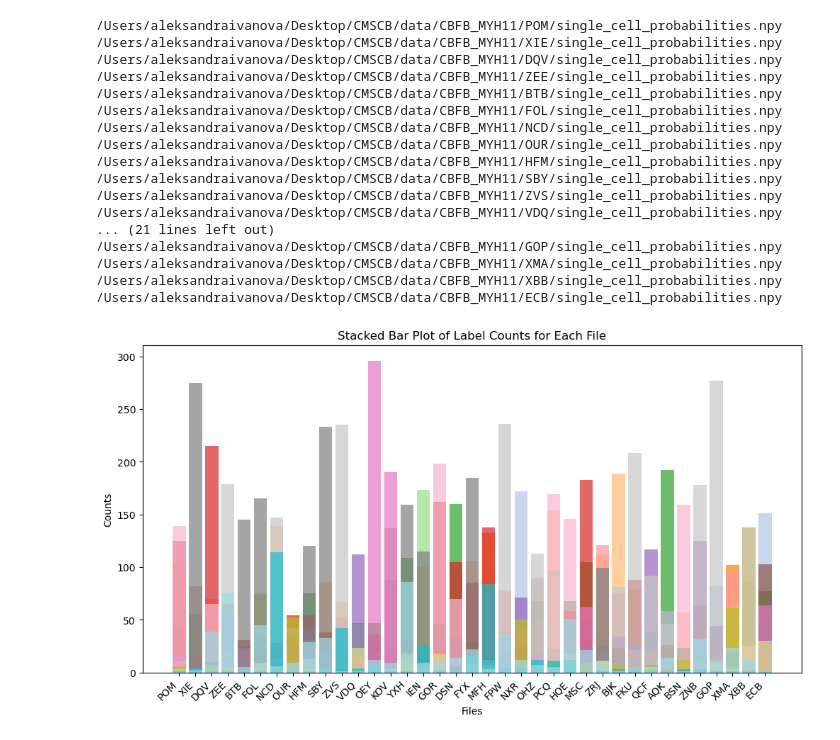
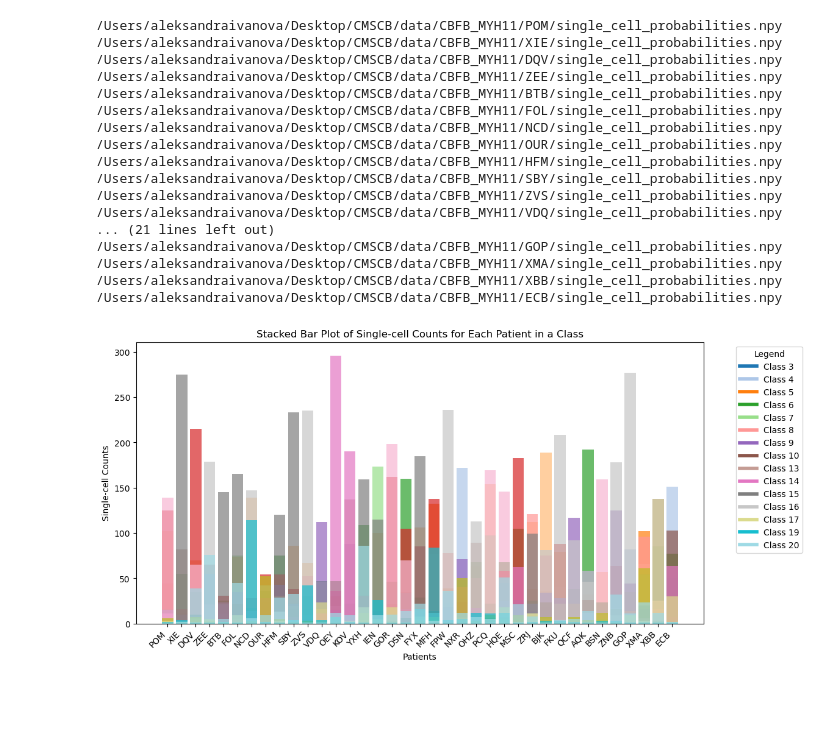
Before and after one commit to aleksandraiva/CMSCB-SCEMILA, a Jupyter notebook: SCEMILA/plot.ipynb, the cells around one changed output. Drawn from its saved outputs; the diff is of its cells as text; code cells hidden in the pictures; blank space fills up the shorter version.

Commit message:
plot sc stacked

```diff
--- a/SCEMILA/plot.ipynb
+++ b/SCEMILA/plot.ipynb
@@ -44,34 +44,37 @@ cmap = get_cmap('tab20')
 fig, ax = plt.subplots(figsize=(12, 6))
 for i, (counts_vector, unique_labels, colors) in enumerate(stacked_counts_vectors):
     ax.bar(patient_folder_names[i], counts_vector[unique_labels], label=f"File {i + 1}", alpha=0.7, color=colors)
 
+# Create a legend showing which color corresponds to which class label
+legend_elements = [Line2D([0], [0], color=color, lw=4, label=f'Class {label}') for label, color in zip(unique_labels, colors)]
+ax.legend(handles=legend_elements, title="Legend", bbox_to_anchor=(1.05, 1), loc='upper left')
 
 # Add labels and legend
-ax.set_xlabel("Files")
-ax.set_ylabel("Counts")
-ax.set_title("Stacked Bar Plot of Label Counts for Each File")
+ax.set_xlabel("Patients")
+ax.set_ylabel("Single-cell Counts")
+ax.set_title("Stacked Bar Plot of Single-cell Counts for Each Patient in a Class")
 
 # Rotate x-axis labels for better visibility
 plt.xticks(rotation=45, ha='right')
 
 # Show the plot
 plt.show()
 # %% [output]
 /Users/aleksandraivanova/Desktop/CMSCB/data/CBFB_MYH11/POM/single_cell_probabilities.npy
 /Users/aleksandraivanova/Desktop/CMSCB/data/CBFB_MYH11/XIE/single_cell_probabilities.npy
 /Users/aleksandraivanova/Desktop/CMSCB/data/CBFB_MYH11/DQV/single_cell_probabilities.npy
 /Users/aleksandraivanova/Desktop/CMSCB/data/CBFB_MYH11/ZEE/single_cell_probabilities.npy
 /Users/aleksandraivanova/Desktop/CMSCB/data/CBFB_MYH11/BTB/single_cell_probabilities.npy
 /Users/aleksandraivanova/Desktop/CMSCB/data/CBFB_MYH11/FOL/single_cell_probabilities.npy
 /Users/aleksandraivanova/Desktop/CMSCB/data/CBFB_MYH11/NCD/single_cell_probabilities.npy
 /Users/aleksandraivanova/Desktop/CMSCB/data/CBFB_MYH11/OUR/single_cell_probabilities.npy
 /Users/aleksandraivanova/Desktop/CMSCB/data/CBFB_MYH11/HFM/single_cell_probabilities.npy
 /Users/aleksandraivanova/Desktop/CMSCB/data/CBFB_MYH11/SBY/single_cell_probabilities.npy
 /Users/aleksandraivanova/Desktop/CMSCB/data/CBFB_MYH11/ZVS/single_cell_probabilities.npy
 /Users/aleksandraivanova/Desktop/CMSCB/data/CBFB_MYH11/VDQ/single_cell_probabilities.npy
 ... (21 lines left out)
 /Users/aleksandraivanova/Desktop/CMSCB/data/CBFB_MYH11/GOP/single_cell_probabilities.npy
 /Users/aleksandraivanova/Desktop/CMSCB/data/CBFB_MYH11/XMA/single_cell_probabilities.npy
 /Users/aleksandraivanova/Desktop/CMSCB/data/CBFB_MYH11/XBB/single_cell_probabilities.npy
 /Users/aleksandraivanova/Desktop/CMSCB/data/CBFB_MYH11/ECB/single_cell_probabilities.npy
-[figure, old version]
+[figure, new version]
```
Also changed, not shown: parts of 1 cell of this notebook.
